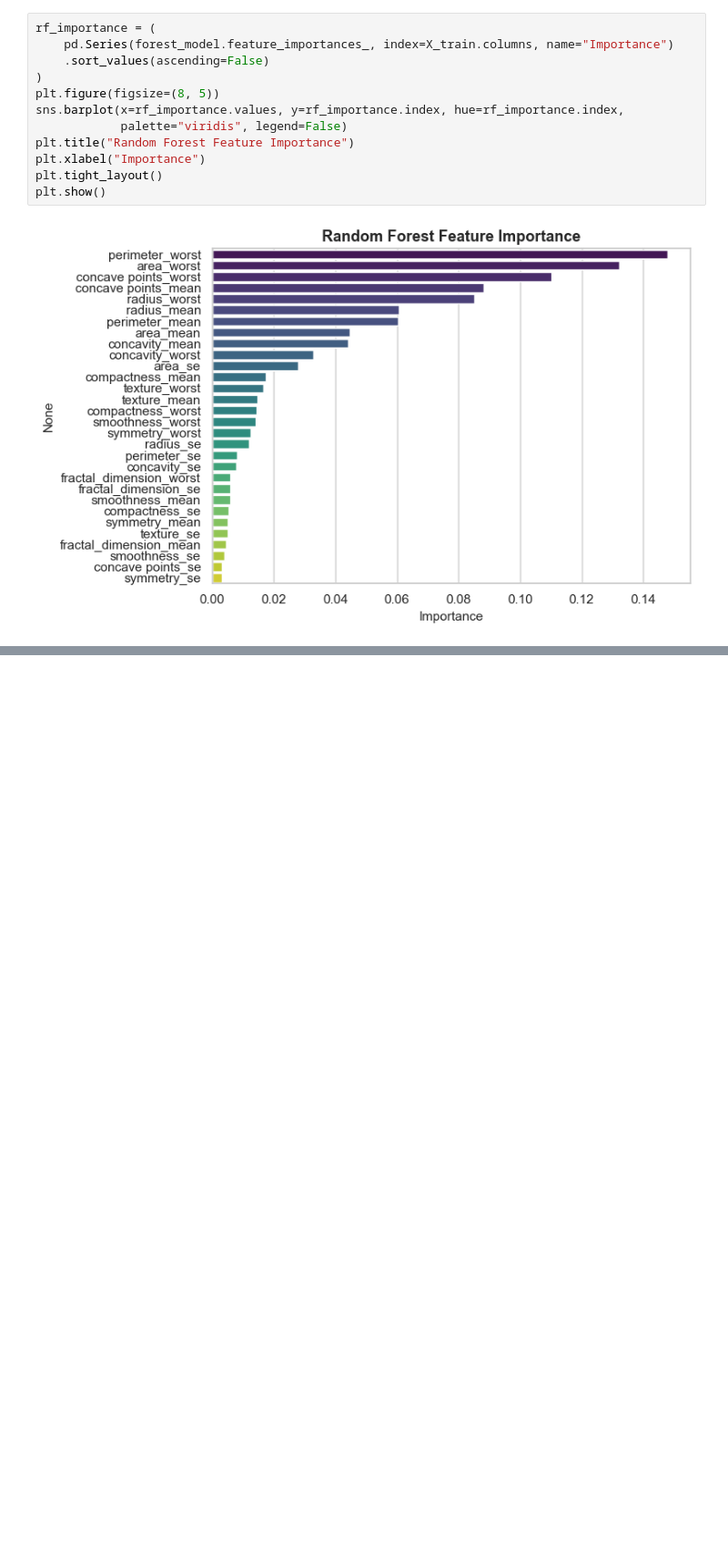
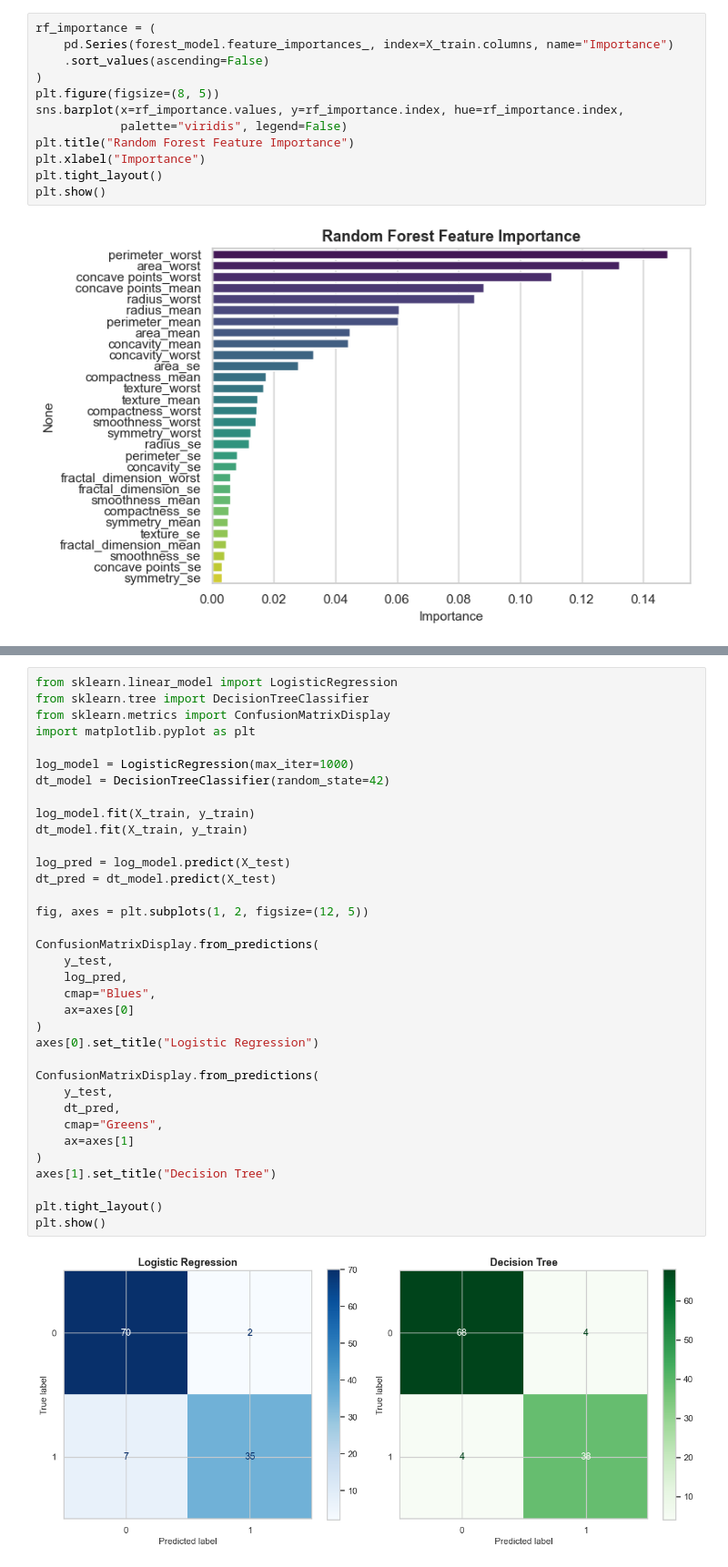
Before and after one commit to melshemy783-bit/data-cancer, a Jupyter notebook: canser_analysis.ipynb, the cells around one changed output, grey strips where cells are left out. Shown at 91% size. Drawn from its saved outputs; the diff is of its cells as text; blank space fills up the shorter version.

```diff
--- a/canser_analysis.ipynb
+++ b/canser_analysis.ipynb
@@ -474,0 +494,37 @@ weighted avg       0.94      0.94      0.94       114
+# %%
+from sklearn.linear_model import LogisticRegression
+from sklearn.tree import DecisionTreeClassifier
+from sklearn.metrics import ConfusionMatrixDisplay
+import matplotlib.pyplot as plt
+
+log_model = LogisticRegression(max_iter=1000)
+dt_model = DecisionTreeClassifier(random_state=42)
+
+log_model.fit(X_train, y_train)
+dt_model.fit(X_train, y_train)
+
+log_pred = log_model.predict(X_test)
+dt_pred = dt_model.predict(X_test)
+
+fig, axes = plt.subplots(1, 2, figsize=(12, 5))
+
+ConfusionMatrixDisplay.from_predictions(
+    y_test,
+    log_pred,
+    cmap="Blues",
+    ax=axes[0]
+)
+axes[0].set_title("Logistic Regression")
+
+ConfusionMatrixDisplay.from_predictions(
+    y_test,
+    dt_pred,
+    cmap="Greens",
+    ax=axes[1]
+)
+axes[1].set_title("Decision Tree")
+
+plt.tight_layout()
+plt.show()
+# %% [output]
+[figure, added]
```
Also changed, not shown: parts of 35 cells of this notebook, 1 other file.
